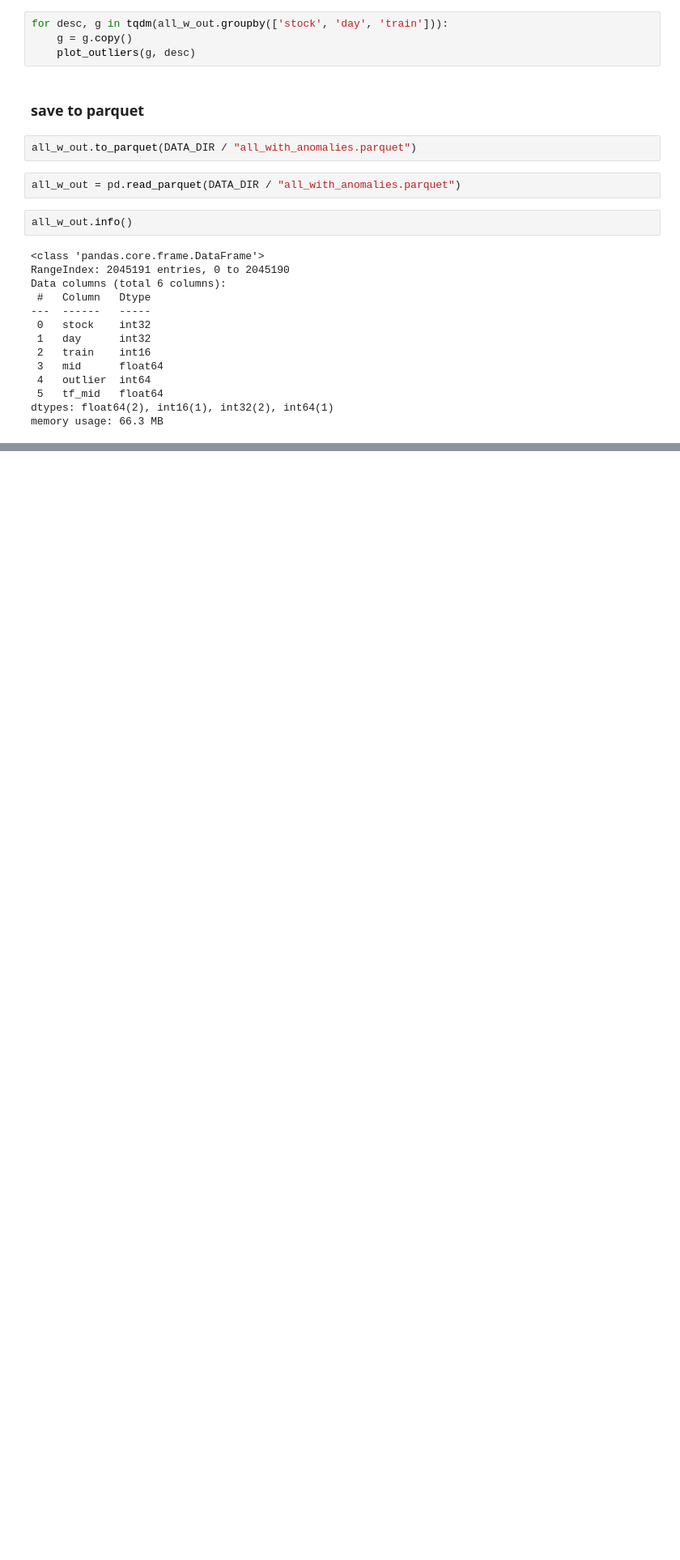
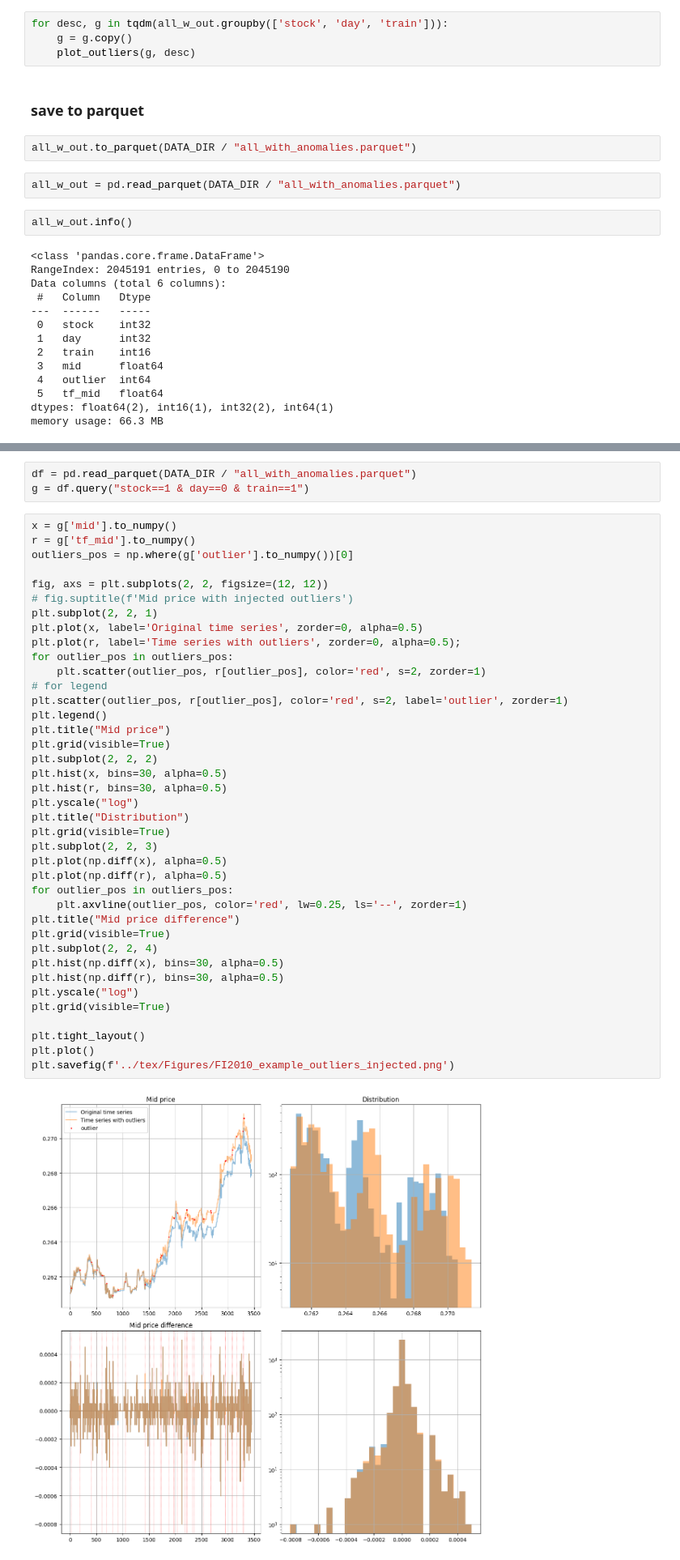
Before and after one commit to thxi/icl_thesis, a Jupyter notebook: notebooks/FI2010_Data_Analysis.ipynb, the cells around one changed output, grey strips where cells are left out. Shown at 81% size. Cells and saved outputs as stored; diff of their text form; blank space fills up the shorter version.

```diff
--- a/notebooks/FI2010_Data_Analysis.ipynb
+++ b/notebooks/FI2010_Data_Analysis.ipynb
@@ -433,0 +438,44 @@ memory usage: 66.3 MB
+# %%
+df = pd.read_parquet(DATA_DIR / "all_with_anomalies.parquet")
+g = df.query("stock==1 & day==0 & train==1")
+# %%
+x = g['mid'].to_numpy()
+r = g['tf_mid'].to_numpy()
+outliers_pos = np.where(g['outlier'].to_numpy())[0]
+
+fig, axs = plt.subplots(2, 2, figsize=(12, 12))
+# fig.suptitle(f'Mid price with injected outliers')
+plt.subplot(2, 2, 1)
+plt.plot(x, label='Original time series', zorder=0, alpha=0.5)
+plt.plot(r, label='Time series with outliers', zorder=0, alpha=0.5);
+for outlier_pos in outliers_pos:
+    plt.scatter(outlier_pos, r[outlier_pos], color='red', s=2, zorder=1)
+# for legend
+plt.scatter(outlier_pos, r[outlier_pos], color='red', s=2, label='outlier', zorder=1)
+plt.legend()
+plt.title("Mid price")
+plt.grid(visible=True)
+plt.subplot(2, 2, 2)
+plt.hist(x, bins=30, alpha=0.5)
+plt.hist(r, bins=30, alpha=0.5)
+plt.yscale("log")
+plt.title("Distribution")
+plt.grid(visible=True)
+plt.subplot(2, 2, 3)
+plt.plot(np.diff(x), alpha=0.5)
+plt.plot(np.diff(r), alpha=0.5)
+for outlier_pos in outliers_pos:
+    plt.axvline(outlier_pos, color='red', lw=0.25, ls='--', zorder=1)
+plt.title("Mid price difference")
+plt.grid(visible=True)
+plt.subplot(2, 2, 4)
+plt.hist(np.diff(x), bins=30, alpha=0.5)
+plt.hist(np.diff(r), bins=30, alpha=0.5)
+plt.yscale("log")
+plt.grid(visible=True)
+
+plt.tight_layout()
+plt.plot()
+plt.savefig(f'../tex/Figures/FI2010_example_outliers_injected.png')
+# %% [output]
+[figure, added]
```
Also changed, not shown: parts of 2 cells of this notebook, 20 other files.
